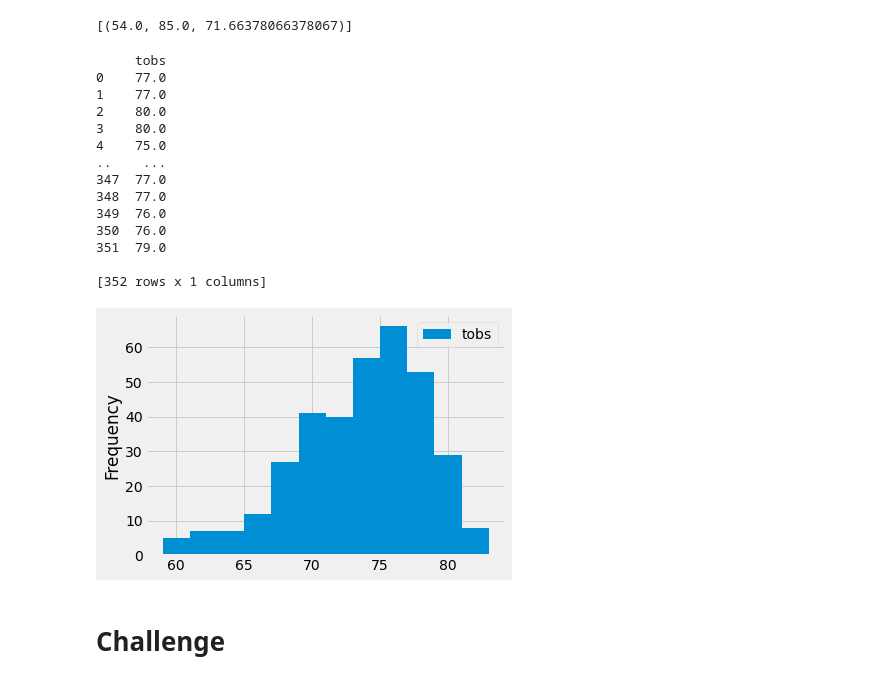
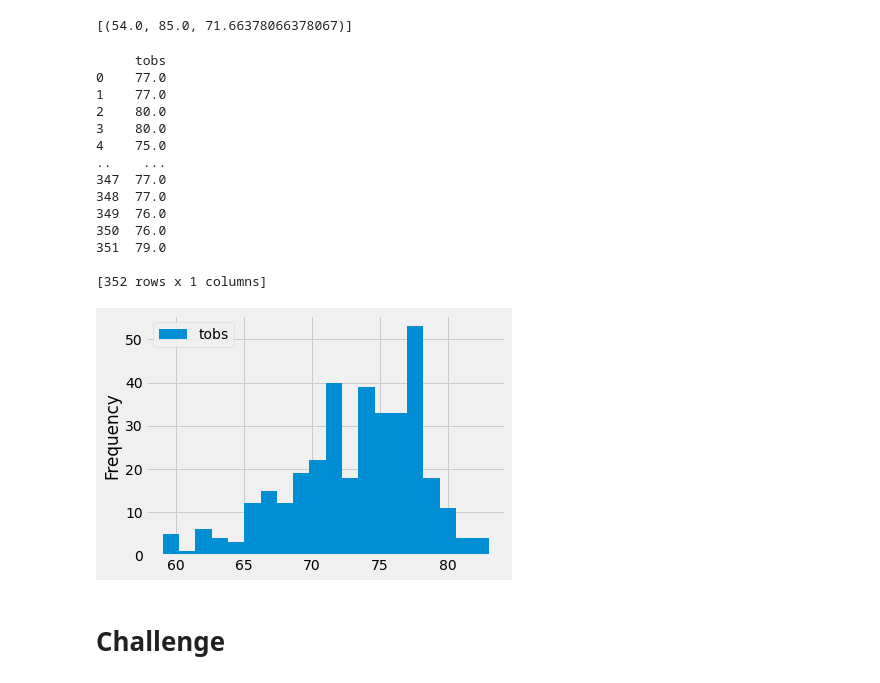
Before and after one commit to JSmith1826/surfs_up, a Jupyter notebook: climate_analysis.ipynb, the cells around one changed output. Saved outputs shown, nothing was run; the diff lists cells and outputs as text; code cells hidden in the pictures.

```diff
--- a/climate_analysis.ipynb
+++ b/climate_analysis.ipynb
@@ -136,35 +136,35 @@ filter(Measurement.station == 'USC00519281').all()
 
 results = session.query(Measurement.tobs).\
 filter(Measurement.station == 'USC00519281').\
 filter(Measurement.date >= prev_year).all()
 #print(results)
 
 
 ##create a dataframe of the results so they can be plotted
 
 df = pd.DataFrame(results, columns =['tobs'])
 print(df)
 
 ## create a histogram to displaY THE DATA
 # SEPERATING INTO 12 EQUAL BINS
-df.plot.hist(bins=12)
+df.plot.hist(bins=20)
 plt.tight_layout()
 # %% [output]
      tobs
 0    77.0
 1    77.0
 2    80.0
 3    80.0
 4    75.0
 ..    ...
 347  77.0
 348  77.0
 349  76.0
 350  76.0
 351  79.0
 
 [352 rows x 1 columns]
-[figure, old version]
+[figure, new version]
 # %%
 # Write a function called `calc_temps` that will accept start date and end date in the format '%Y-%m-%d'
 # and return the minimum, average, and maximum temperatures for that range of dates
```
Also changed, not shown: 1 other file.
